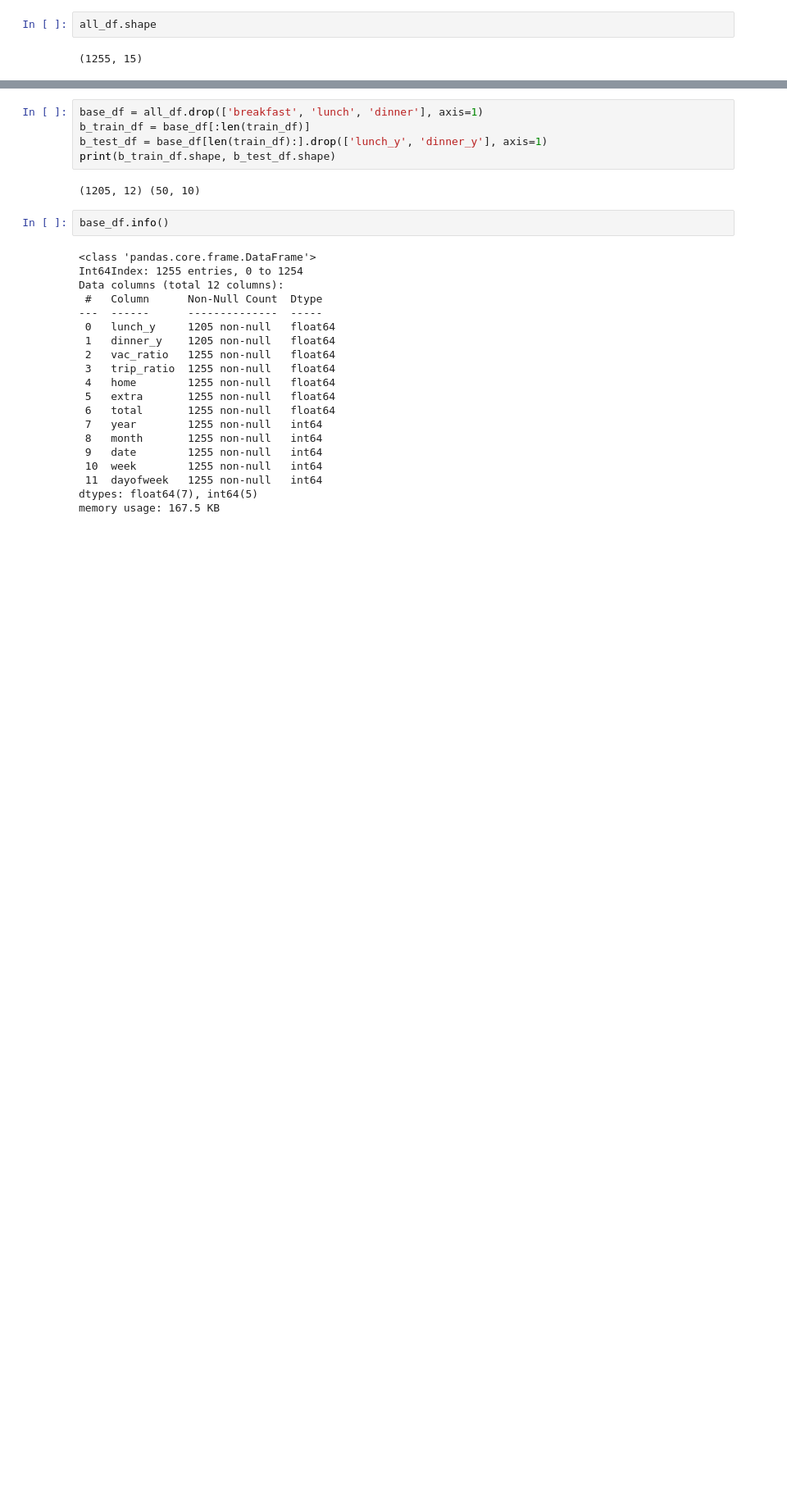
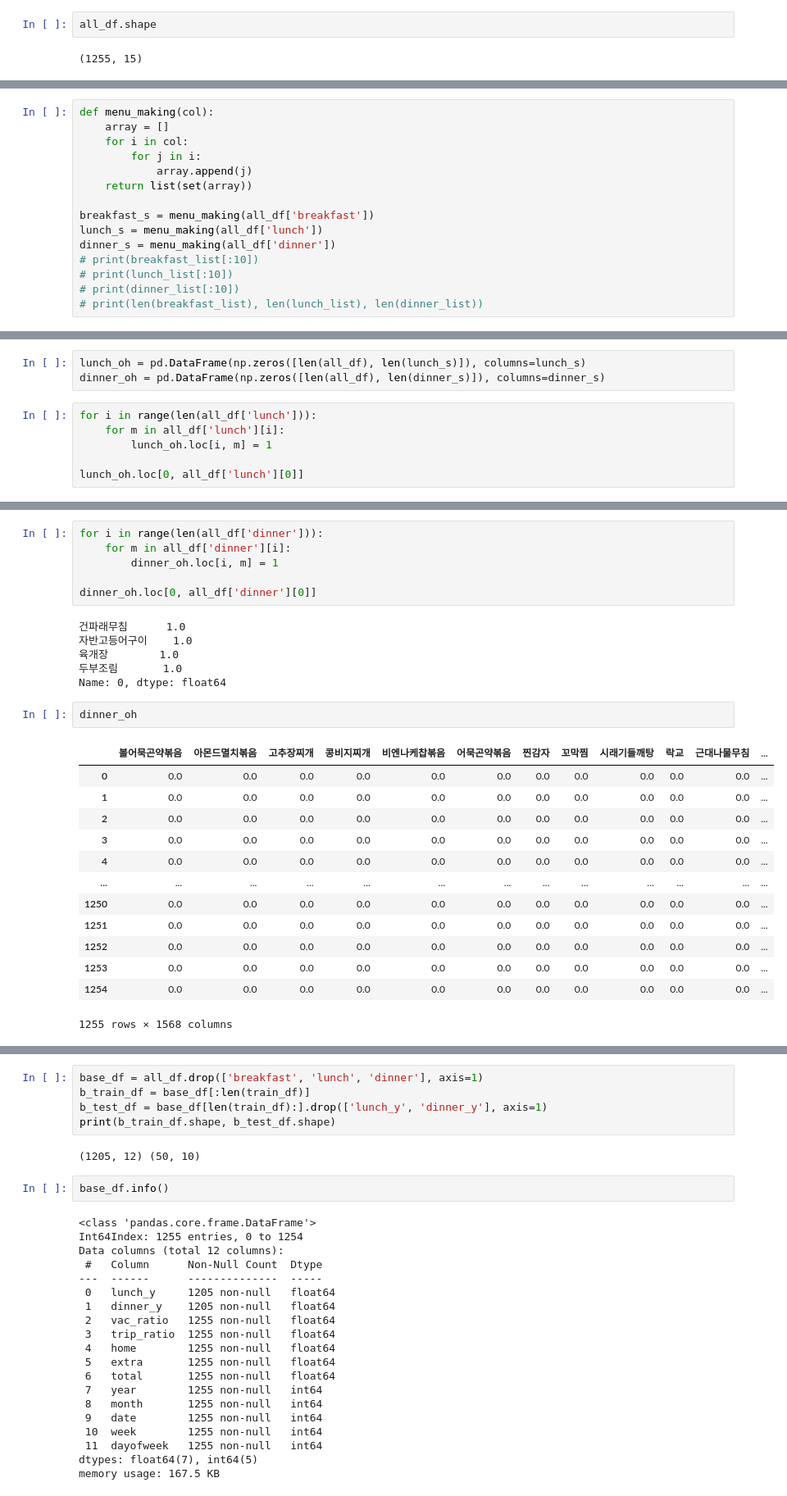
Before and after one commit to Haebuk/Python_Machine_Learning, a Jupyter notebook: 구내식당식수예측.ipynb, the cells around one changed output, grey strips where cells are left out. Shown: that part at 82% size. Saved outputs shown, nothing was run; the diff lists cells and outputs as text; blank space fills up the shorter version.

```diff
--- a/구내식당식수예측.ipynb
+++ b/구내식당식수예측.ipynb
@@ -317,0 +338,15 @@ all_df.shape
+# %%
+def menu_making(col):
+    array = []
+    for i in col:
+        for j in i:
+            array.append(j)
+    return list(set(array))
+
+breakfast_s = menu_making(all_df['breakfast'])
+lunch_s = menu_making(all_df['lunch'])
+dinner_s = menu_making(all_df['dinner'])
+# print(breakfast_list[:10])
+# print(lunch_list[:10])
+# print(dinner_list[:10])
+# print(len(breakfast_list), len(lunch_list), len(dinner_list))
@@ -317,0 +377,9 @@ all_df.shape
+# %%
+lunch_oh = pd.DataFrame(np.zeros([len(all_df), len(lunch_s)]), columns=lunch_s)
+dinner_oh = pd.DataFrame(np.zeros([len(all_df), len(dinner_s)]), columns=dinner_s)
+# %%
+for i in range(len(all_df['lunch'])):
+    for m in all_df['lunch'][i]:
+        lunch_oh.loc[i, m] = 1
+
+lunch_oh.loc[0, all_df['lunch'][0]]
@@ -317,0 +393,28 @@ all_df.shape
+# %%
+for i in range(len(all_df['dinner'])):
+    for m in all_df['dinner'][i]:
+        dinner_oh.loc[i, m] = 1
+
+dinner_oh.loc[0, all_df['dinner'][0]]
+# %% [output]
+건파래무침      1.0
+자반고등어구이    1.0
+육개장        1.0
+두부조림       1.0
+Name: 0, dtype: float64
+# %%
+dinner_oh
+# %% [output]
+|  | 볼어묵곤약볶음 | 아몬드멸치볶음 | 고추장찌개 | 콩비지찌개 | 비엔나케찹볶음 | 어묵곤약볶음 | 찐감자 | 꼬막찜 | 시래기들깨탕 | 락교 | 근대나물무침 | ... |
+| 0 | 0.0 | 0.0 | 0.0 | 0.0 | 0.0 | 0.0 | 0.0 | 0.0 | 0.0 | 0.0 | 0.0 | ... |
+| 1 | 0.0 | 0.0 | 0.0 | 0.0 | 0.0 | 0.0 | 0.0 | 0.0 | 0.0 | 0.0 | 0.0 | ... |
+| 2 | 0.0 | 0.0 | 0.0 | 0.0 | 0.0 | 0.0 | 0.0 | 0.0 | 0.0 | 0.0 | 0.0 | ... |
+| 3 | 0.0 | 0.0 | 0.0 | 0.0 | 0.0 | 0.0 | 0.0 | 0.0 | 0.0 | 0.0 | 0.0 | ... |
+| 4 | 0.0 | 0.0 | 0.0 | 0.0 | 0.0 | 0.0 | 0.0 | 0.0 | 0.0 | 0.0 | 0.0 | ... |
+| ... | ... | ... | ... | ... | ... | ... | ... | ... | ... | ... | ... | ... |
+| 1250 | 0.0 | 0.0 | 0.0 | 0.0 | 0.0 | 0.0 | 0.0 | 0.0 | 0.0 | 0.0 | 0.0 | ... |
+| 1251 | 0.0 | 0.0 | 0.0 | 0.0 | 0.0 | 0.0 | 0.0 | 0.0 | 0.0 | 0.0 | 0.0 | ... |
+| 1252 | 0.0 | 0.0 | 0.0 | 0.0 | 0.0 | 0.0 | 0.0 | 0.0 | 0.0 | 0.0 | 0.0 | ... |
+| 1253 | 0.0 | 0.0 | 0.0 | 0.0 | 0.0 | 0.0 | 0.0 | 0.0 | 0.0 | 0.0 | 0.0 | ... |
+| 1254 | 0.0 | 0.0 | 0.0 | 0.0 | 0.0 | 0.0 | 0.0 | 0.0 | 0.0 | 0.0 | 0.0 | ... |
+1255 rows × 1568 columns
```
Also changed, not shown: parts of 73 cells of this notebook.
